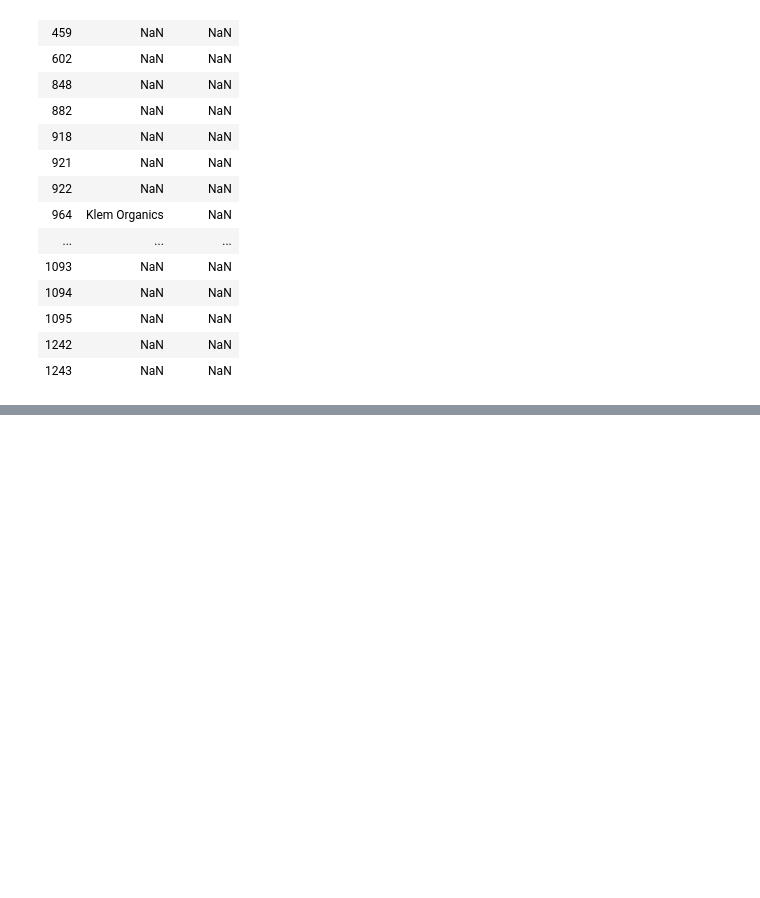
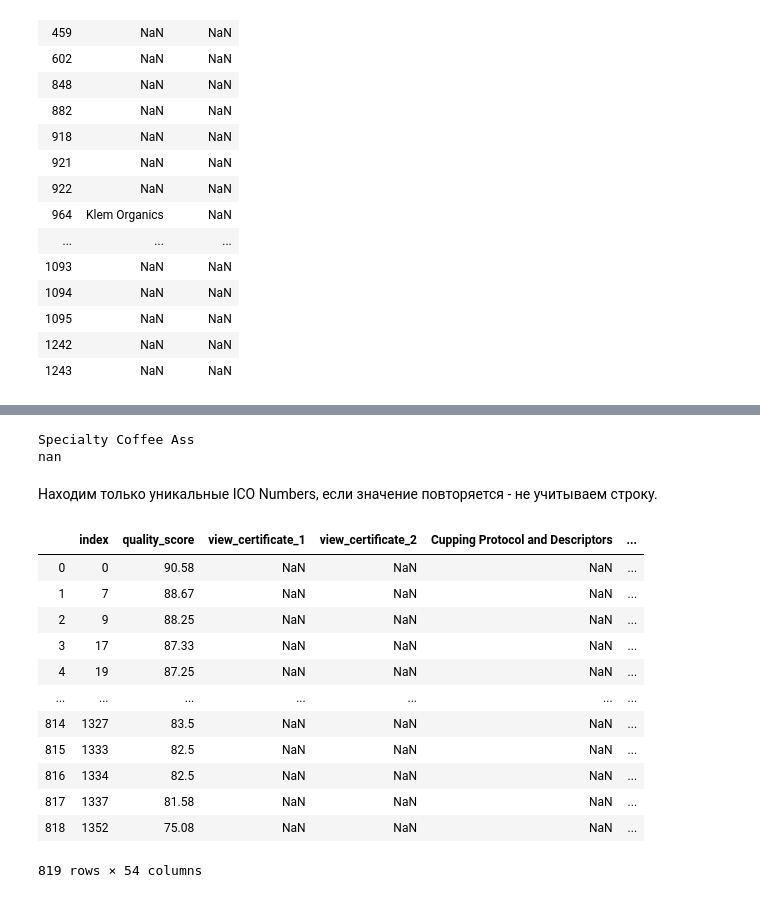
Before and after one commit to margarita200/Data-Management-HW, a Jupyter notebook: УД.ipynb, the cells around one changed output, grey strips where cells are left out. Drawn from its saved outputs; the diff is of its cells as text; code cells hidden in the pictures; blank space fills up the shorter version.

```diff
--- a/УД.ipynb
+++ b/УД.ipynb
@@ -323,0 +326,21 @@ data_for_csv_auto = change_type(data_for_csv_auto)
+# %%
+def string_to_date(data, date='export'):
+    if date == 'export':
+        k = 46
+    elif date == 'grading':
+        k = 21
+
+    for i in tqdm(range(len(data))):
+        item = data.iloc[i, k]
+        if not isNaN(item):
+            words = item.split(' ')
+            if len(words) > 2:
+                month = words[0]
+                day = words[1][:-3]
+                year = words[2]
+                data.iloc[i, k] = datetime.date(year=int(year), month=months[month], day=int(day))
+    return data
+
+data = string_to_date(data)
+data = string_to_date(data, date='grading')
+data['Grading Date']
@@ -323,0 +449,46 @@ data_for_csv_auto = change_type(data_for_csv_auto)
+# %%
+partners = data['In-Country Partner'].unique()
+for partner in partners:
+    if partner not in body:
+        print(partner)
+# %% [output]
+Specialty Coffee Ass
+nan
+# %%
+nan_index = data[data['In-Country Partner'] != data['Certification Body']].index
+data.loc[nan_index, 'In-Country Partner'] = pd.Series('Specialty Coffee Association of Costa Rica', index=nan_index)
+# %% [markdown]
+Находим только уникальные ICO Numbers, если значение повторяется - не учитываем строку.
+# %%
+ICO = {}
+
+forbidden = [118, 162, 199, 266, 458, 612, 1128]
+indexes = []
+
+for i in tqdm(range(len(data))):
+    if i not in forbidden:
+        item = str(data.iloc[i, 12])
+        if not any(map(str.isdigit, item)):
+            indexes.append(i)
+        else:
+            if item not in ICO.keys():
+                ICO[item] = 1
+            else:
+                indexes.append(i)
+# %%
+data.drop(data.index[indexes], inplace=True)
+data.reset_index()
+# %% [output]
+|  | index | quality_score | view_certificate_1 | view_certificate_2 | Cupping Protocol and Descriptors | ... |
+| 0 | 0 | 90.58 | NaN | NaN | NaN | ... |
+| 1 | 7 | 88.67 | NaN | NaN | NaN | ... |
+| 2 | 9 | 88.25 | NaN | NaN | NaN | ... |
+| 3 | 17 | 87.33 | NaN | NaN | NaN | ... |
+| 4 | 19 | 87.25 | NaN | NaN | NaN | ... |
+| ... | ... | ... | ... | ... | ... | ... |
+| 814 | 1327 | 83.5 | NaN | NaN | NaN | ... |
+| 815 | 1333 | 82.5 | NaN | NaN | NaN | ... |
+| 816 | 1334 | 82.5 | NaN | NaN | NaN | ... |
+| 817 | 1337 | 81.58 | NaN | NaN | NaN | ... |
+| 818 | 1352 | 75.08 | NaN | NaN | NaN | ... |
+819 rows × 54 columns
```
Also changed, not shown: parts of 58 cells of this notebook, 10 other files.
